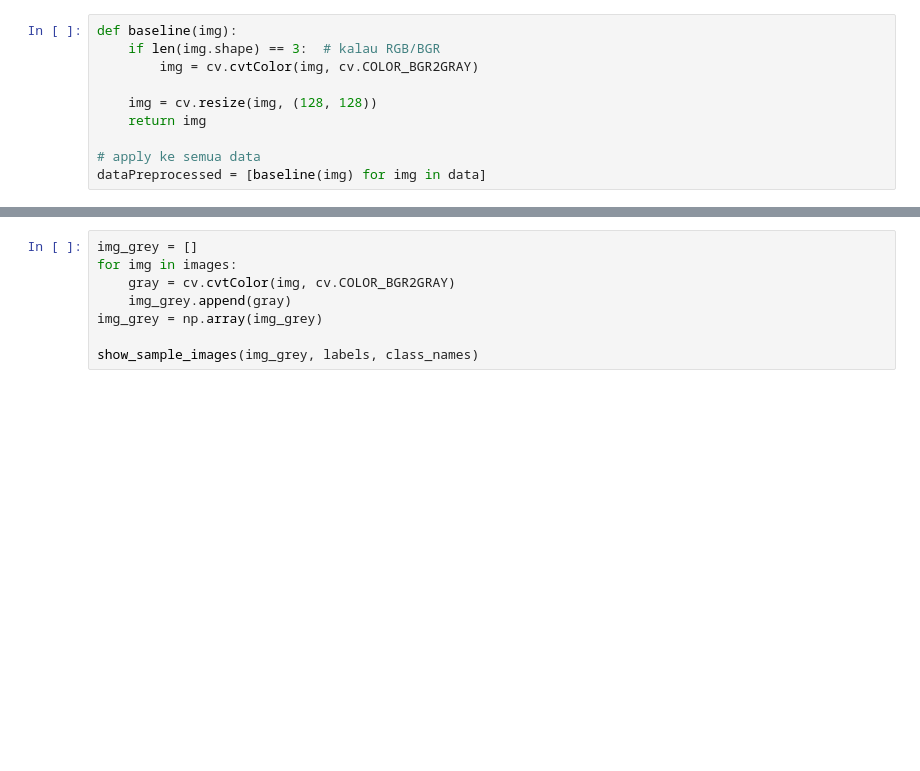
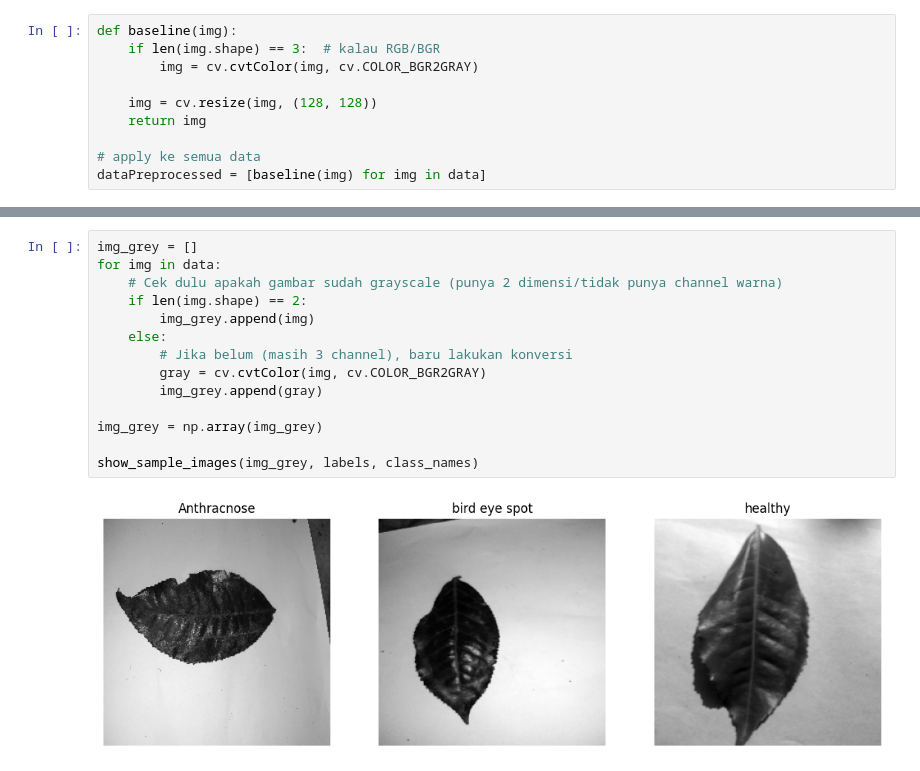
Before and after one commit to mourirenbleu/Project-PCD-Group10-Tea-Sickness-Classification-2026, a Jupyter notebook: Percobaan_2.ipynb, the cells around one changed output, grey strips where cells are left out. Cells and saved outputs as stored; diff of their text form; blank space fills up the shorter version.

```diff
--- a/Percobaan_2.ipynb
+++ b/Percobaan_2.ipynb
@@ -163,8 +196,16 @@ def show_sample_images(images, labels, class_names):
 # %%
 img_grey = []
-for img in images:
-    gray = cv.cvtColor(img, cv.COLOR_BGR2GRAY)
-    img_grey.append(gray)
+for img in data:
+    # Cek dulu apakah gambar sudah grayscale (punya 2 dimensi/tidak punya channel warna)
+    if len(img.shape) == 2:
+        img_grey.append(img)
+    else:
+        # Jika belum (masih 3 channel), baru lakukan konversi
+        gray = cv.cvtColor(img, cv.COLOR_BGR2GRAY)
+        img_grey.append(gray)
+
 img_grey = np.array(img_grey)
 
 show_sample_images(img_grey, labels, class_names)
+# %% [output]
+[figure, added]
```
Also changed, not shown: parts of 65 cells of this notebook, 1 other file.
